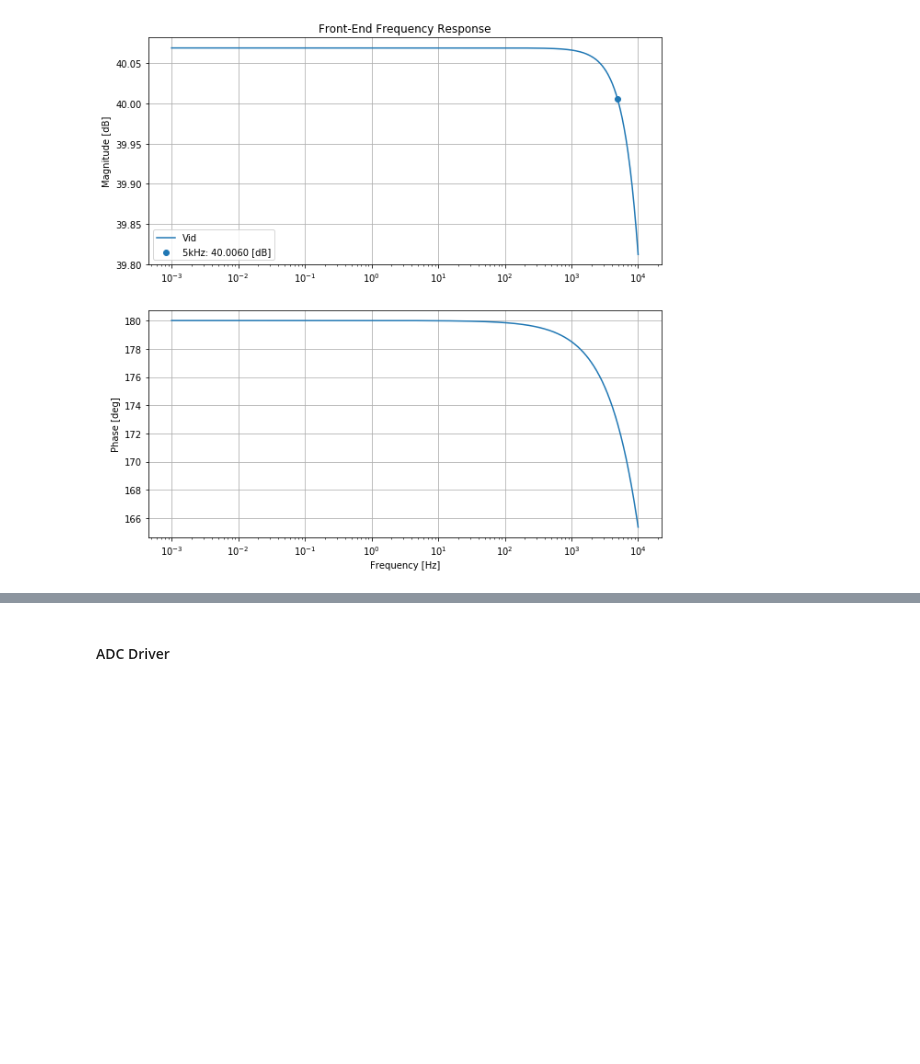
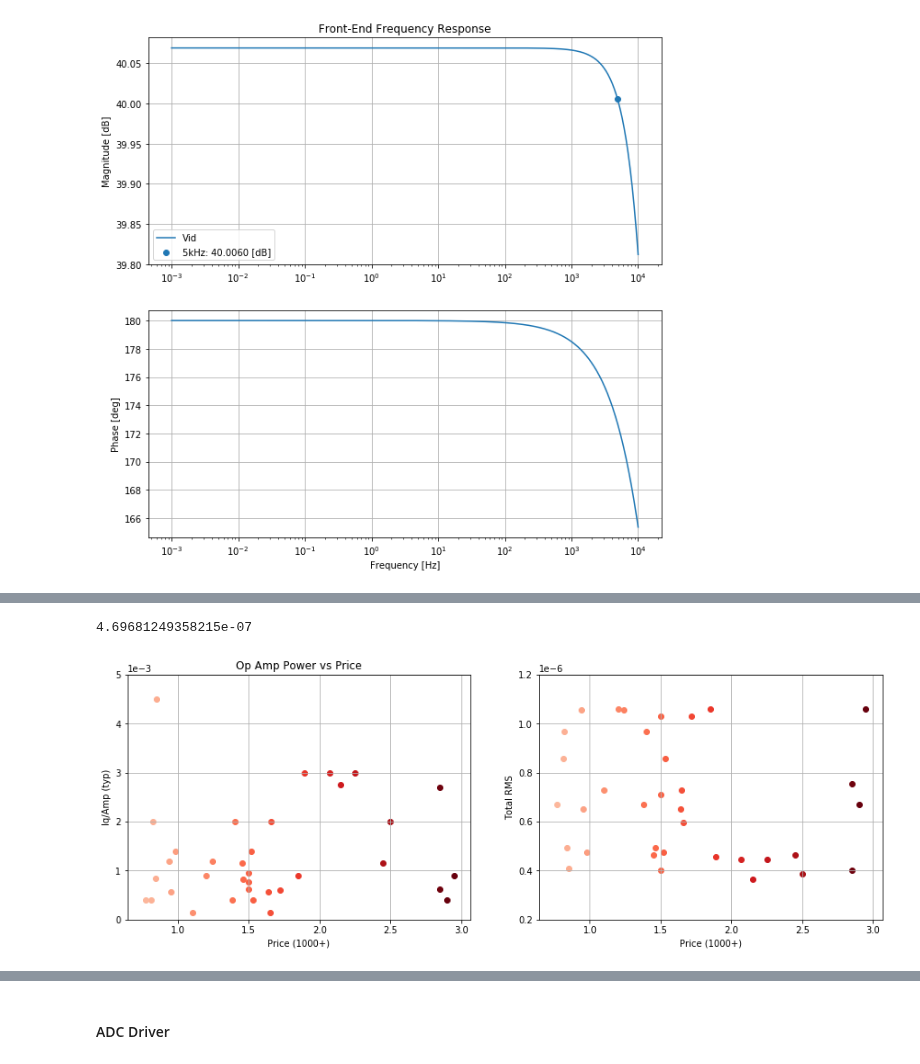
Before and after one commit to kegedy/EE538, a Jupyter notebook: design_project/design_project.ipynb, the cells around one changed output, grey strips where cells are left out. Cells and saved outputs as stored; diff of their text form; code cells hidden in the pictures; blank space fills up the shorter version.

```diff
--- a/design_project/design_project.ipynb
+++ b/design_project/design_project.ipynb
@@ -271,0 +381,55 @@ plt.show();
+# %%
+noiseTotal()
+# %% [output]
+4.69681249358215e-07
+# %%
+df['Total RMS'] = df.apply(lambda row:
+    noiseTotal(
+        iN_var=row['Current Noise Density (typ)'],
+        eN_var=row['VNoise Density (typ)'],
+        flicker_var=row['0.1 to 10 Hz VNoise (typ)']
+    ), axis=1
+)
+DF = df[df['Total RMS']<=1e-6]
+# %%
+import matplotlib.colors as colors
+import matplotlib.cm as cmx
+
+Cmap = cm = plt.get_cmap('Reds')
+cNorm  = colors.Normalize(vmin=0, vmax=max(DF['Price (1000+)']))
+scalarMap = cmx.ScalarMappable(norm=cNorm, cmap=Cmap)
+# %%
+fig, axs = plt.subplots(1,2,figsize=(15,5))
+
+for i,row in df.iterrows():
+    axs[0].scatter(
+        row['Price (1000+)'],
+        row['Iq/Amp (typ)'],
+        label=row['Part Number'],
+        color=scalarMap.to_rgba(row['Price (1000+)'])
+    )
+axs[0].set_ylim(0,5e-3)
+axs[0].ticklabel_format(style='sci', axis='y', scilimits=(-3,-3))
+axs[0].set_xlabel('Price (1000+)')
+axs[0].set_ylabel('Iq/Amp (typ)')
+axs[0].set_title('Op Amp Power vs Price')
+axs[0].grid(axis='both')
+
+for i,row in df.iterrows():
+    axs[1].scatter(
+        row['Price (1000+)'],
+        row['Total RMS'],
+        label=row['Part Number'],
+        color=scalarMap.to_rgba(row['Price (1000+)'])
+    )
+axs[1].set_ylim(0.2e-6,1.2e-6)
+axs[1].ticklabel_format(style='sci', axis='y', scilimits=(-6,-6))
+axs[1].set_xlabel('Price (1000+)')
+axs[1].set_ylabel('Total RMS')
+axs[1].grid(axis='both')
+
+
+#axs[1].legend()
+plt.show();
+# %% [output]
+[figure, added]
```
Also changed, not shown: parts of 30 cells of this notebook.
